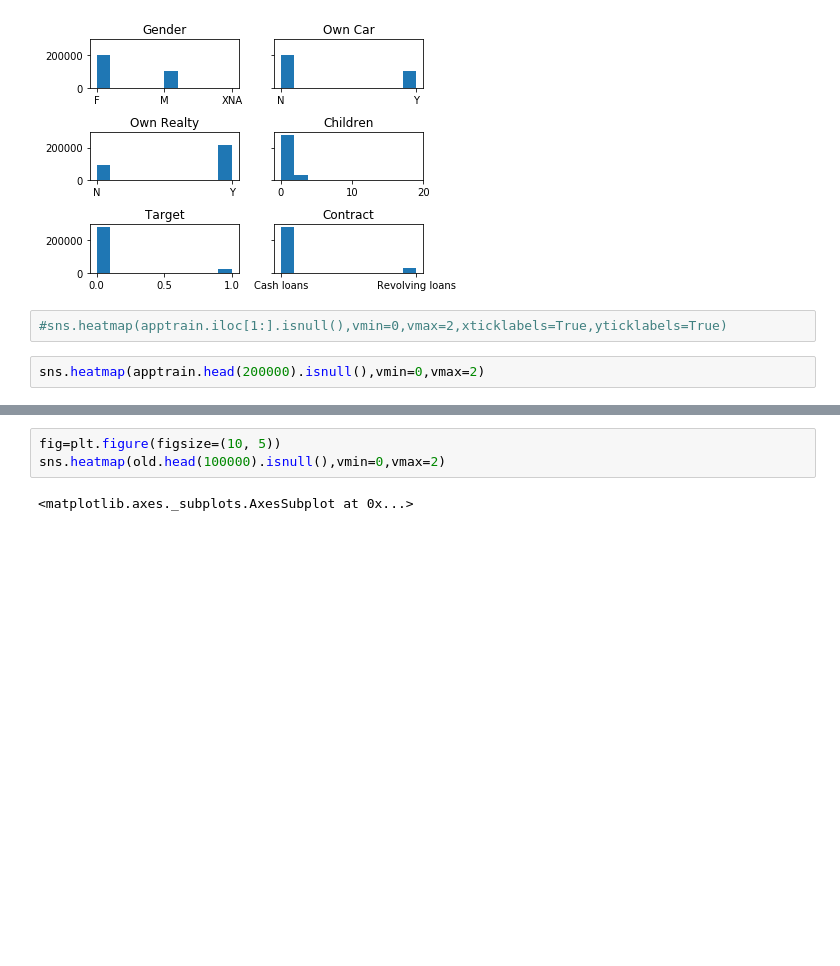
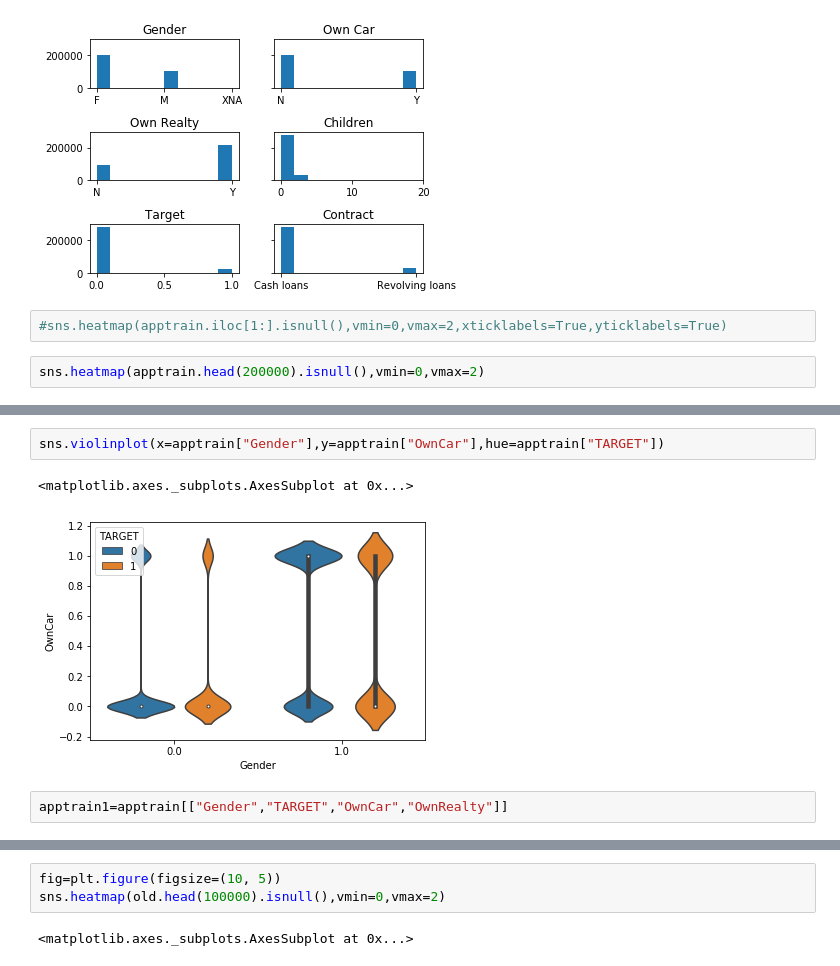
Before and after one commit to RajatChaudhari/HomeCreditDefaultRisk, a Jupyter notebook: HCDR1.ipynb, the cells around one changed output, grey strips where cells are left out. Cells and saved outputs as stored; diff of their text form; blank space fills up the shorter version.

```diff
--- a/HCDR1.ipynb
+++ b/HCDR1.ipynb
@@ -71,0 +230,7 @@ sns.heatmap(apptrain.head(200000).isnull(),vmin=0,vmax=2)
+# %%
+sns.violinplot(x=apptrain["Gender"],y=apptrain["OwnCar"],hue=apptrain["TARGET"])
+# %% [output]
+<matplotlib.axes._subplots.AxesSubplot at 0x...>
+[figure, added]
+# %%
+apptrain1=apptrain[["Gender","TARGET","OwnCar","OwnRealty"]]
```
Also changed, not shown: parts of 64 cells of this notebook.
